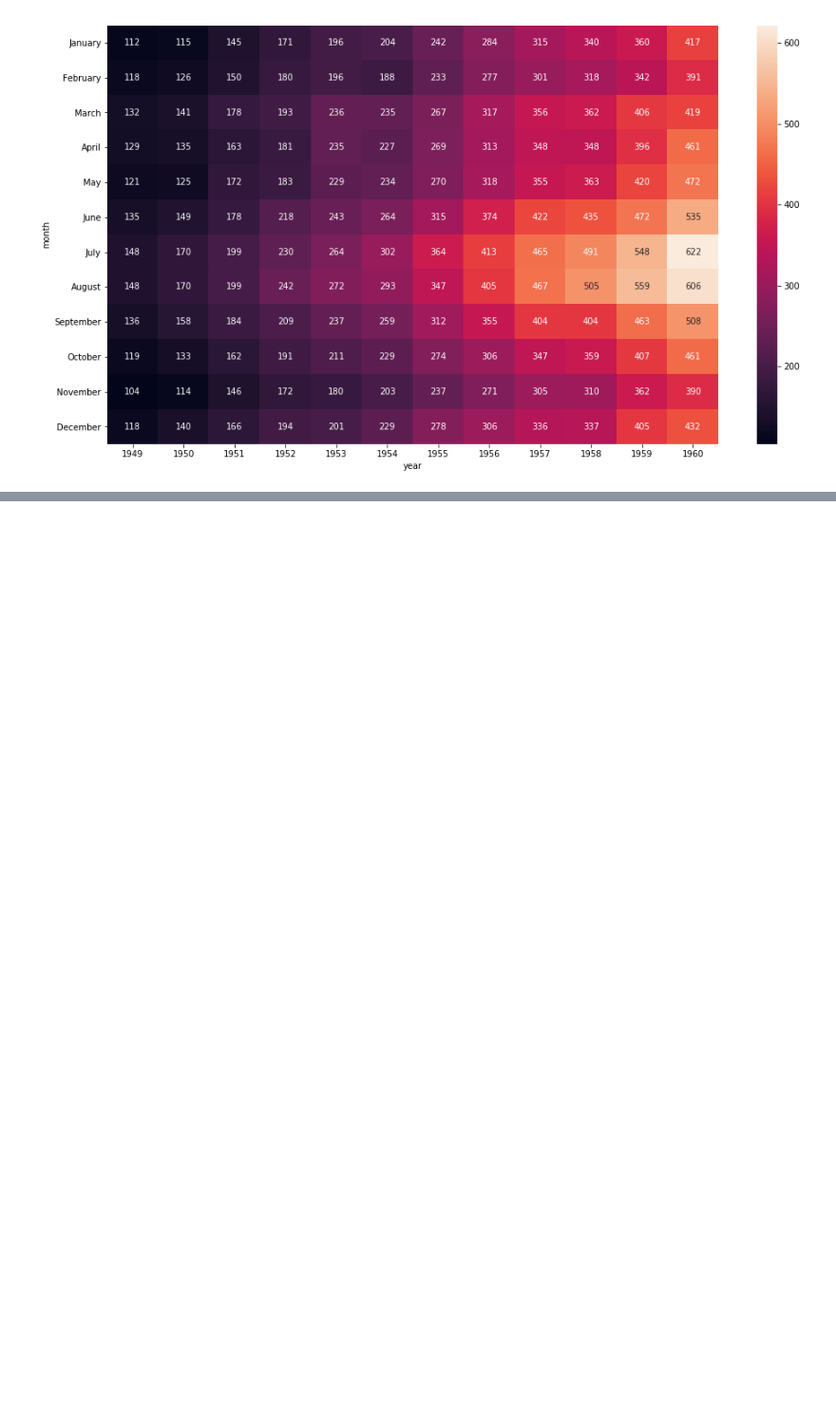
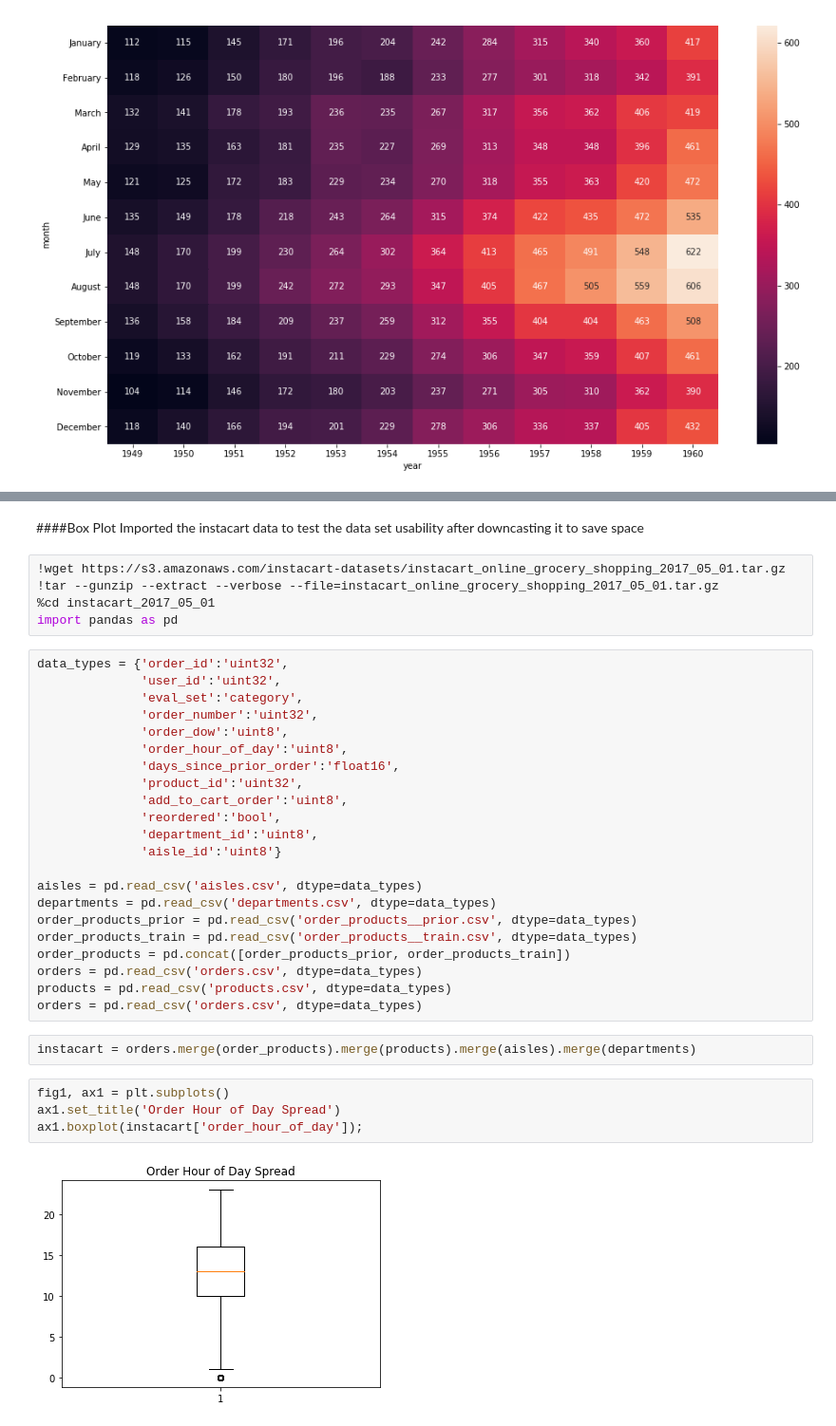
Before and after one commit to bloominstituteoftechnology/DS-Unit-1-Sprint-3-Data-Storytelling, a Jupyter notebook: module2-choose-appropriate-visualizations/LS_DS_222_Choose_appropriate_visualizations.ipynb, the cells around one changed output, grey strips where cells are left out. Shown at 95% size. Cells and saved outputs as stored; diff of their text form; blank space fills up the shorter version.

```diff
--- a/module2-choose-appropriate-visualizations/LS_DS_222_Choose_appropriate_visualizations.ipynb
+++ b/module2-choose-appropriate-visualizations/LS_DS_222_Choose_appropriate_visualizations.ipynb
@@ -540,0 +530,38 @@ Take notes. Consider sharing your work with your cohort!
+# %% [markdown]
+####Box Plot
+Imported the instacart data to test the data set usability after downcasting it to save space
+# %%
+!wget https://s3.amazonaws.com/instacart-datasets/instacart_online_grocery_shopping_2017_05_01.tar.gz
+!tar --gunzip --extract --verbose --file=instacart_online_grocery_shopping_2017_05_01.tar.gz
+%cd instacart_2017_05_01
+import pandas as pd
+# %%
+data_types = {'order_id':'uint32',
+              'user_id':'uint32',
+              'eval_set':'category',
+              'order_number':'uint32',
+              'order_dow':'uint8',
+              'order_hour_of_day':'uint8',
+              'days_since_prior_order':'float16',
+              'product_id':'uint32',
+              'add_to_cart_order':'uint8',
+              'reordered':'bool',
+              'department_id':'uint8',
+              'aisle_id':'uint8'}
+
+aisles = pd.read_csv('aisles.csv', dtype=data_types)
+departments = pd.read_csv('departments.csv', dtype=data_types)
+order_products_prior = pd.read_csv('order_products__prior.csv', dtype=data_types)
+order_products_train = pd.read_csv('order_products__train.csv', dtype=data_types)
+order_products = pd.concat([order_products_prior, order_products_train])
+orders = pd.read_csv('orders.csv', dtype=data_types)
+products = pd.read_csv('products.csv', dtype=data_types)
+orders = pd.read_csv('orders.csv', dtype=data_types)
+# %%
+instacart = orders.merge(order_products).merge(products).merge(aisles).merge(departments)
+# %%
+fig1, ax1 = plt.subplots()
+ax1.set_title('Order Hour of Day Spread')
+ax1.boxplot(instacart['order_hour_of_day']);
+# %% [output]
+[figure, added]
```
Also changed, not shown: parts of 19 cells of this notebook.
